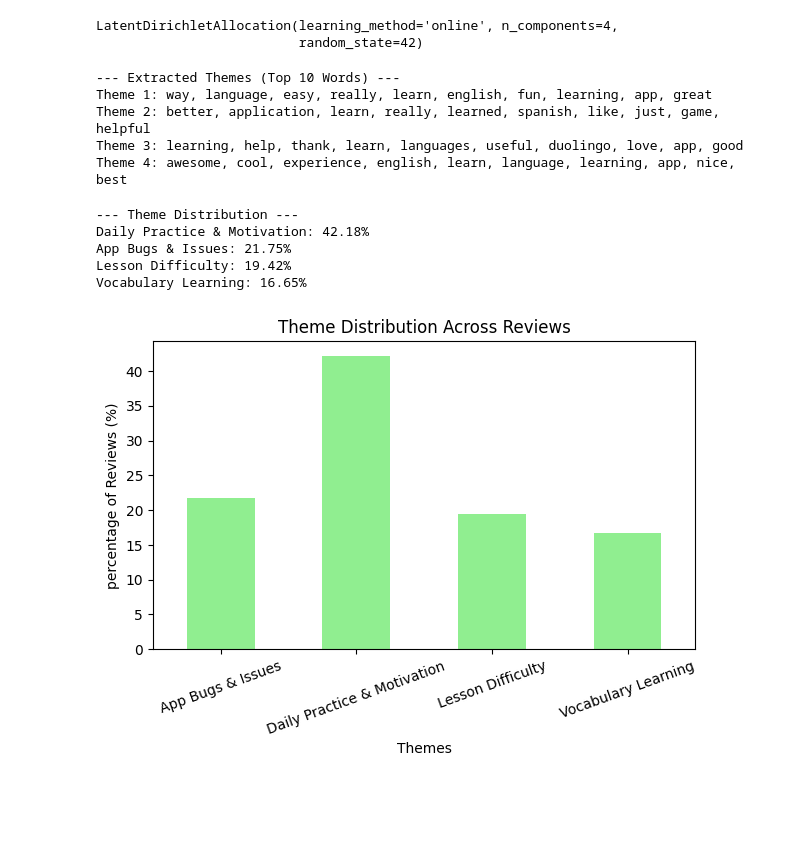
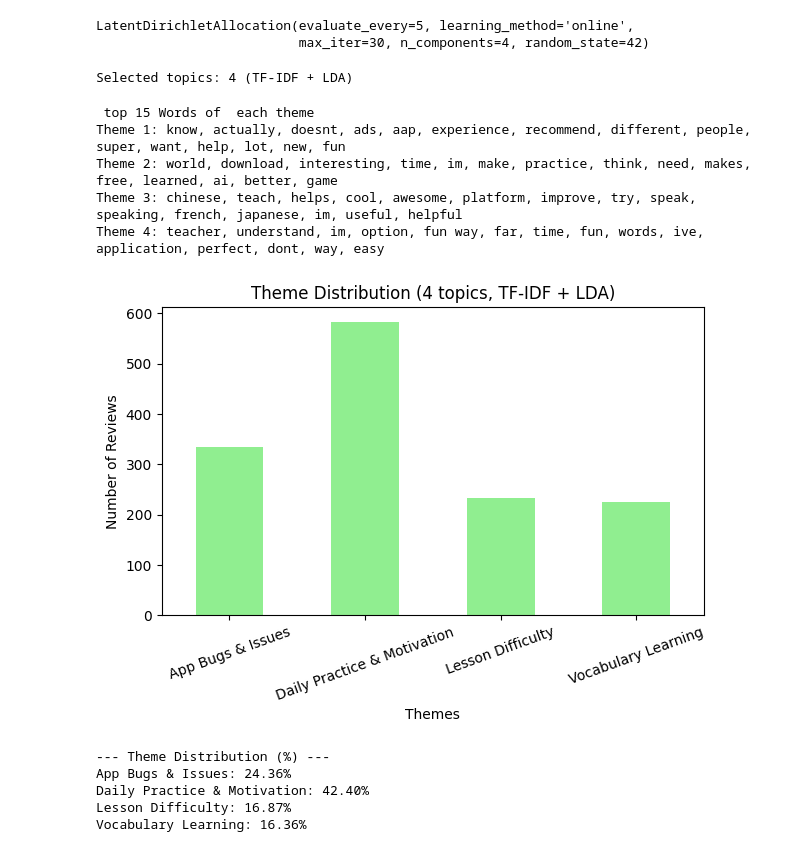
Before and after one commit to meronheron/NLP, a Jupyter notebook: thematic.ipynb, the cells around one changed output. Saved outputs shown, nothing was run; the diff lists cells and outputs as text; code cells hidden in the pictures; blank space fills up the shorter version.

```diff
--- a/thematic.ipynb
+++ b/thematic.ipynb
@@ -14,28 +41,37 @@ X = vectorizer.fit_transform(df['content'])
 # %%
-#apply LDA for thematic analysis with 4 themes
+# LDA with 4 themes
+num_topics = 4
 lda = LatentDirichletAllocation(
-n_components=4,
-random_state=42,
-learning_method="online"
+    n_components=num_topics,
+    random_state=42,
+    learning_method='online',
+    max_iter=30,
+    evaluate_every=5
 )
 lda.fit(X)
 # %% [output]
-LatentDirichletAllocation(learning_method='online', n_components=4,
-                          random_state=42)
+LatentDirichletAllocation(evaluate_every=5, learning_method='online',
+                          max_iter=30, n_components=4, random_state=42)
 # %%
 # get the top words in each theme
 terms = vectorizer.get_feature_names_out()
+topn = 15
 themes = {}
 for idx, topic in enumerate(lda.components_):
-    top_terms = [terms[i] for i in topic.argsort()[-10:]] # top 10 words
+    top_idx = topic.argsort()[-topn:]
+    top_terms = [terms[i] for i in top_idx]
     themes[f"Theme {idx+1}"] = top_terms
+
+print("Selected topics: 4 (TF-IDF + LDA)")
+# %% [output]
+Selected topics: 4 (TF-IDF + LDA)
 # %%
-print("\n--- Extracted Themes (Top 10 Words) ---")
+print("\n top 15 Words of  each theme")
 for theme, words in themes.items():
     print(f"{theme}: {', '.join(words)}")
 # %% [output]
---- Extracted Themes (Top 10 Words) ---
-Theme 1: way, language, easy, really, learn, english, fun, learning, app, great
-Theme 2: better, application, learn, really, learned, spanish, like, just, game, helpful
-Theme 3: learning, help, thank, learn, languages, useful, duolingo, love, app, good
-Theme 4: awesome, cool, experience, english, learn, language, learning, app, nice, best
+ top 15 Words of  each theme
+Theme 1: know, actually, doesnt, ads, aap, experience, recommend, different, people, super, want, help, lot, new, fun
+Theme 2: world, download, interesting, time, im, make, practice, think, need, makes, free, learned, ai, better, game
+Theme 3: chinese, teach, helps, cool, awesome, platform, improve, try, speak, speaking, french, japanese, im, useful, helpful
+Theme 4: teacher, understand, im, option, fun way, far, time, fun, words, ive, application, perfect, dont, way, easy
@@ -56,24 +92,24 @@ df['Theme_Name'] = df['Theme'].map(theme_names)
 # %%
 # distribution of reviews across themes
-theme_counts = df['Theme'].value_counts(normalize=True) * 100
-print("\n--- Theme Distribution ---")
-for theme, perc in theme_counts.items():
-    print(f"{theme_names[theme]}: {perc:.2f}%")
+theme_counts = df['Theme_Name'].value_counts().sort_index()
+plt.figure(figsize=(7,4))
+theme_counts.plot(kind='bar', color='lightgreen')
+plt.title("Theme Distribution (4 topics, TF-IDF + LDA)")
+plt.xlabel("Themes")
+plt.ylabel("Number of Reviews")
+plt.xticks(rotation=20)
+plt.show()
+
+# also print percentages
+pct = (df['Theme_Name'].value_counts(normalize=True) * 100).sort_index()
+print("\n--- Theme Distribution (%) ---")
+for name, perc in pct.items():
+    print(f"{name}: {perc:.2f}%")
 # %% [output]
+[figure, added]
---- Theme Distribution ---
-Daily Practice & Motivation: 42.18%
-App Bugs & Issues: 21.75%
-Lesson Difficulty: 19.42%
-Vocabulary Learning: 16.65%
+--- Theme Distribution (%) ---
+App Bugs & Issues: 24.36%
+Daily Practice & Motivation: 42.40%
+Lesson Difficulty: 16.87%
+Vocabulary Learning: 16.36%
-# %%
-theme_counts = df['Theme_Name'].value_counts(normalize=True) * 100
-plt.figure(figsize=(7,4))
-theme_counts.sort_index().plot(kind='bar', color='lightgreen')
-plt.title("Theme Distribution Across Reviews")
-plt.xlabel("Themes")
-plt.ylabel("percentage of Reviews (%)")
-plt.xticks(rotation=20)
-plt.show()
-# %% [output]
-[figure, removed]
 # %%
```
Also changed, not shown: parts of 7 cells of this notebook, 5 other files.
